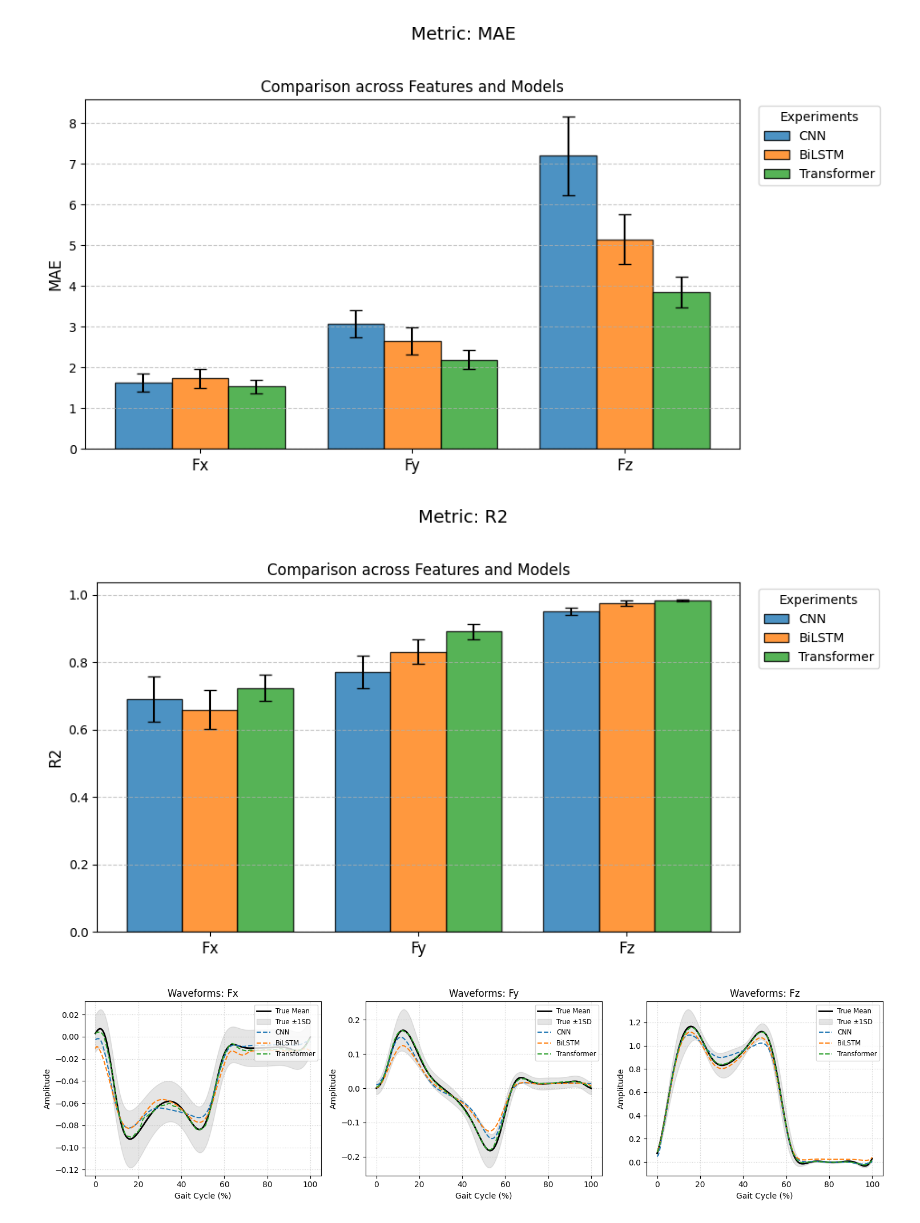
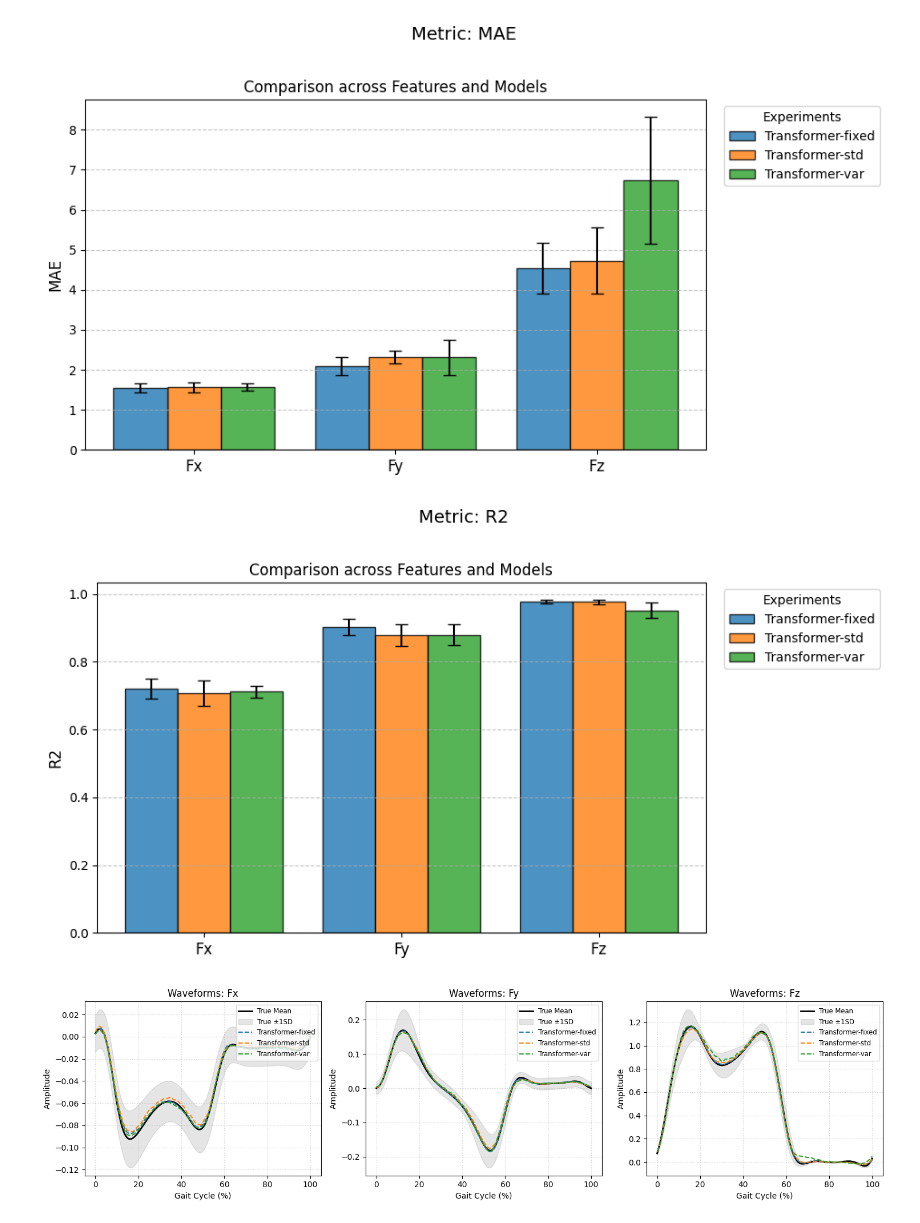
Before and after one commit to HideyukiNagashio/my-research-project, a Jupyter notebook: notebooks/compare_experiments.ipynb, the cells around one changed output. Cells and saved outputs as stored; diff of their text form; code cells hidden in the pictures.

```diff
--- a/notebooks/compare_experiments.ipynb
+++ b/notebooks/compare_experiments.ipynb
@@ -311,11 +311,16 @@ BASE_DIR = "../outputs/experiments"
 
 # 比較したい実験リストを直接書くか、glob等で取得します
 experiments = {
-    "CNN": "cnn_grf_single_cnn_20260421_040528",
-    "BiLSTM": "bilstm_grf_single_bilstm_20260421_040951",
+    # "CNN": "cnn_grf_single_cnn_20260421_040528",
+    # "CNN-Light": "cnn_grf_single_light_cnn_20260610_042904",
+    # "BiLSTM": "bilstm_grf_single_bilstm_20260421_040951",
+    # "BiLSTM-Light": "bilstm_grf_single_light_bilstm_20260610_043359",
+    # "Transformer": "transformer_grf_single_transformer_20260421_053321",
     # "Transformer (Pressure Weighted)": "transformer_grf_pressure_single_weighted_transformer_20260421_074422",
-    "Transformer": "transformer_grf_single_transformer_20260421_053321",
-    # "Transformer (Weighted)": "transformer_grf_single_weighted_transformer_20260421_055208",
+    "Transformer-fixed": "transformer_grf_single_weighted_transformer_20260421_055208",
+    "Transformer-std":"transformer_grf_single_weighted_std_transformer_20260611_040709",
+    "Transformer-var":"transformer_grf_single_weighted_var_transformer_20260611_042543"
+
 }
 
 # 1. データのロード
@@ -366,3 +371,3 @@ plot_error_time_series(data)
-[figure, old version]
+[figure, new version]
-[figure, old version]
+[figure, new version]
-[figure, old version]
+[figure, new version]
```
Also changed, not shown: parts of 1 cell of this notebook, 19 other files.
